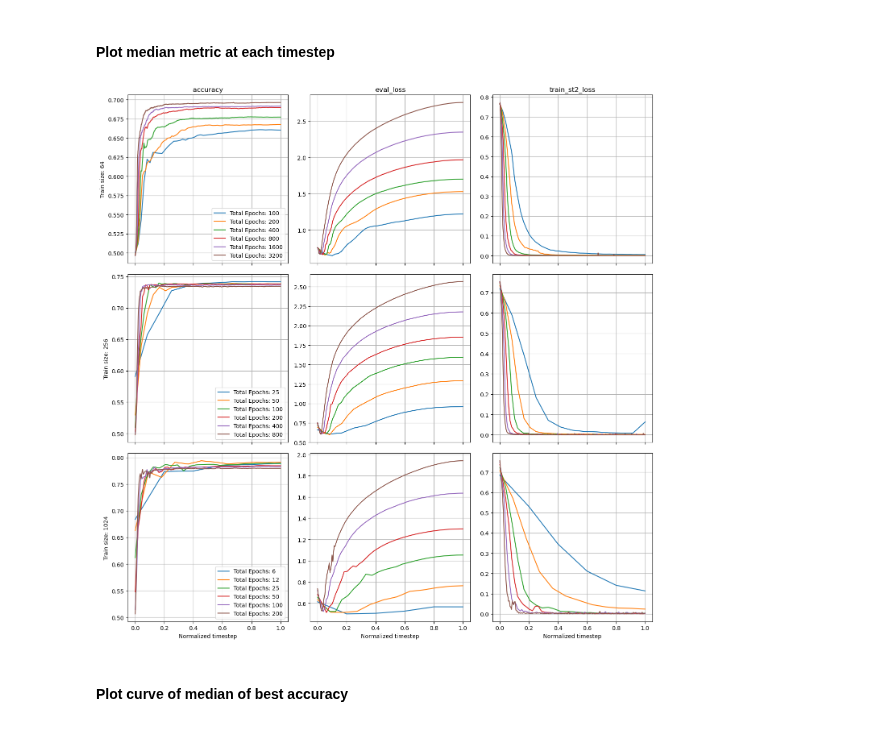
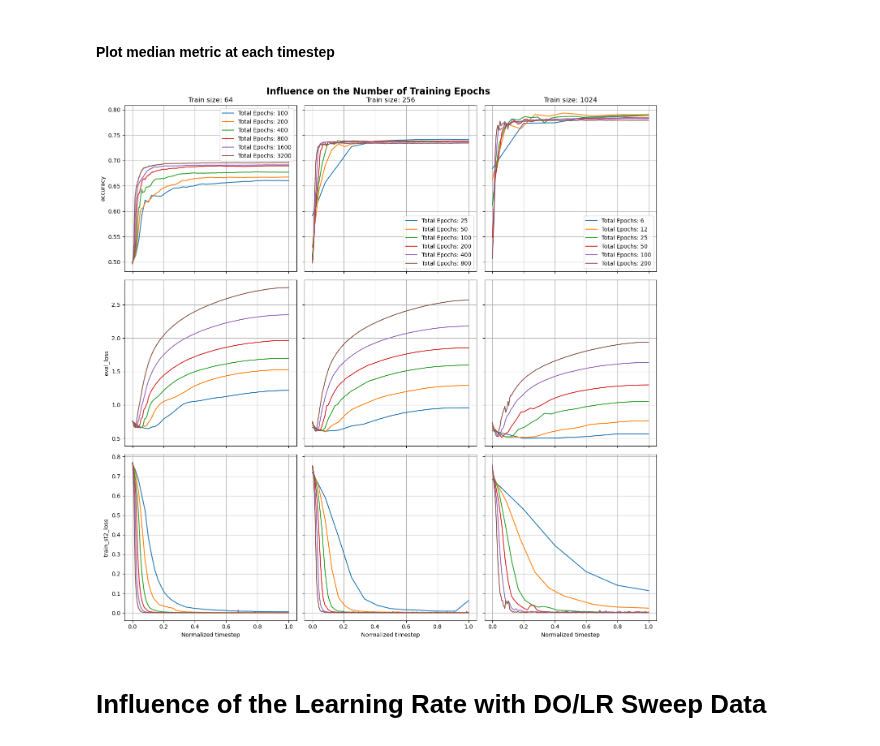
Before and after one commit to Ricu/fantastic-umbrella, a Jupyter notebook: notebooks/plotting_histories.ipynb, the cells around one changed output. Drawn from its saved outputs; the diff is of its cells as text; code cells hidden in the pictures.

```diff
--- a/notebooks/plotting_histories.ipynb
+++ b/notebooks/plotting_histories.ipynb
@@ -71,47 +73,53 @@ fig, axs = plt.subplots(
     3,
     len(metrics),
     sharex=True,
+    sharey='row',
     figsize = (14,14)
     # figsize = (TEXTWIDTH,TEXTWIDTH)
     )
 
-for idx, (train_size, sub_dict) in enumerate(history_dict.items()):
-    for idy, metric in enumerate(metrics):
+for idy, (train_size, sub_dict) in enumerate(history_dict.items()):
+    for idx, metric in enumerate(metrics):
         for num_train_epochs, history_df in sub_dict.items():
             metric_columns = history_df.filter(regex=f'{metric}_').copy()
             # Compute the mean, standard deviation, and median
             metric_columns['mean'] = metric_columns.mean(axis=1)
             metric_columns['std'] = metric_columns.std(axis=1)
             metric_columns['median'] = metric_columns.median(axis=1)
 
             # Normalize the index (timesteps) to a range from 0 to 1
             normalized_index = metric_columns.index / metric_columns.index.max()
             # Plot the median on the respective subplot
-            line, = axs[idx,idy].plot(normalized_index, metric_columns['mean'], label=f'Total Epochs: {num_train_epochs}')
+            line, = axs[idx,idy].plot(
+                normalized_index,
+                metric_columns['mean'],
+                label=f'Total Epochs: {num_train_epochs}'
+                )
+
             # color = line.get_color()
             # axs[idx,idy].plot(normalized_index, metric_columns['mean'] - metric_columns['std'], color=color, linestyle='--')
             # axs[idx,idy].plot(normalized_index, metric_columns['mean'] + metric_columns['std'], color=color, linestyle='--')
             # Add a shaded region for the standard deviation
             # axs[idx,idy].fill_between(normalized_index, (metric_columns['median'] - metric_columns['std']), (metric_columns['median'] + metric_columns['std']), alpha=1)
+        if idy == 0:
+            axs[idx,idy].set_ylabel(metric)
         if idx == 0:
-            axs[idx,idy].set_title(metric)
-        if idy == 0:
-            axs[idx,idy].set_ylabel(f'Train size: {train_size}')
+            axs[idx,idy].set_title(f'Train size: {train_size}')
         if idx == len(history_dict) - 1:
             axs[idx,idy].set_xlabel('Normalized timestep')
             # axs[idx,idy].set_xlabel('Epoch')
 
         axs[idx,idy].grid(True,which='major')
         axs[idx,idy].grid(True,which='minor')
 
-        if idy == 0:
+        if idx == 0:
             axs[idx,idy].legend()
-
+fig.suptitle('Influence on the Number of Training Epochs', fontsize=16,weight='bold')
 # Show the plot
 plt.tight_layout()
 # plt.savefig('A_testing_num_epochs_plot_normalized.pdf', format='pdf')
 plt.show()
 # %% [output]
-[figure, old version]
+[figure, new version]
-# %% [markdown]
-#### Plot curve of median of best accuracy
+# %% [markdown]
+# Influence of the Learning Rate with DO/LR Sweep Data
```
Also changed, not shown: parts of 14 cells of this notebook, 8 other files.
